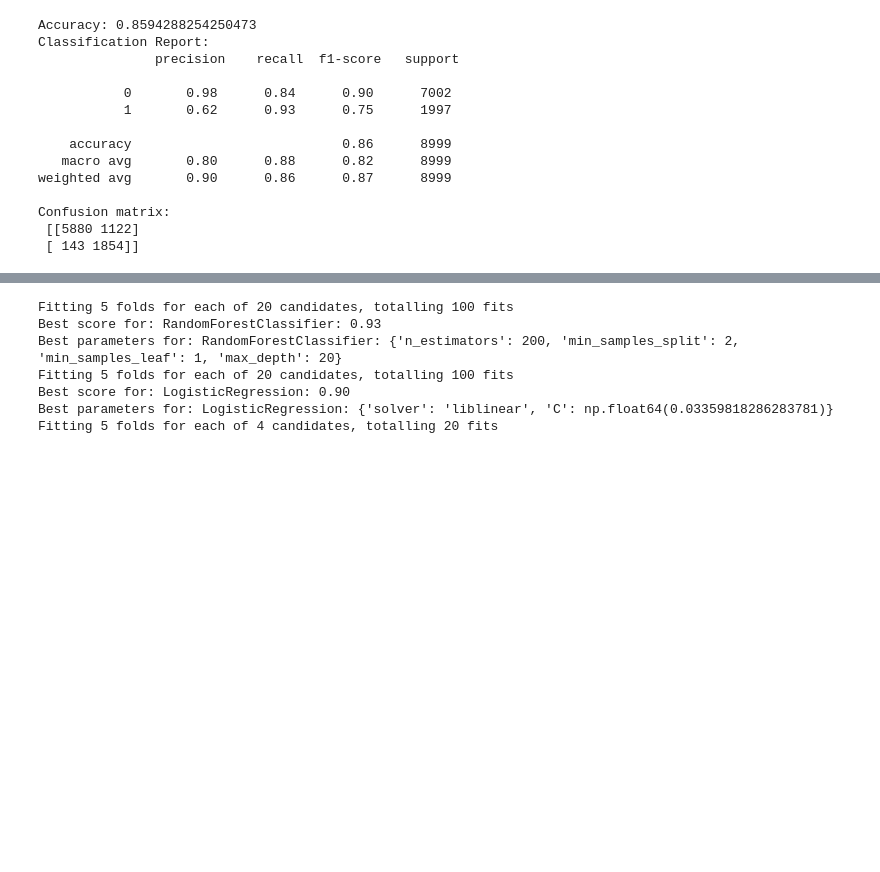
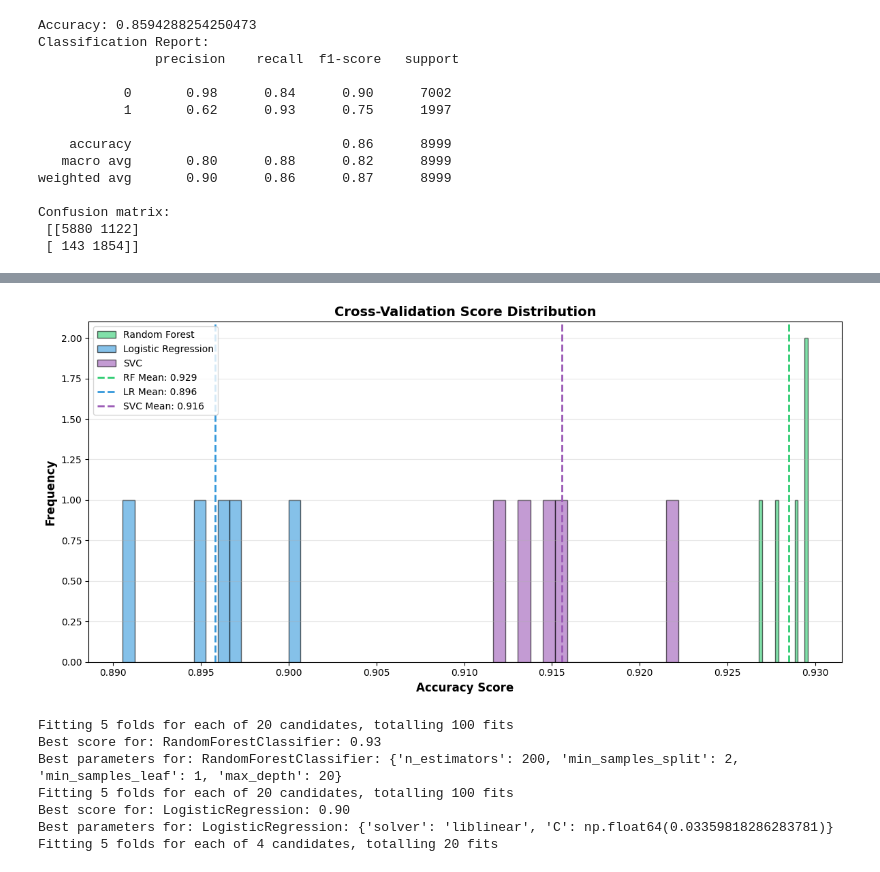
Before and after one commit to Anisah043/loan_approval, a Jupyter notebook: Loan_Approval.ipynb, the cells around one changed output, grey strips where cells are left out. Drawn from its saved outputs; the diff is of its cells as text; code cells hidden in the pictures; blank space fills up the shorter version.

```diff
--- a/Loan_Approval.ipynb
+++ b/Loan_Approval.ipynb
@@ -377 +491,27 @@ Comparison performance:
+# %%
+# Visualize distribution of cross-validation scores
+rf_scores = results_rf['all_scores']
+lr_scores = results_lr['all_scores']
+svc_scores = results_svc['all_scores']
+
+plt.figure(figsize=(12, 6))
+
+plt.hist(rf_scores, bins=15, alpha=0.6, label='Random Forest', color='#2ecc71', edgecolor='black')
+plt.hist(lr_scores, bins=15, alpha=0.6, label='Logistic Regression', color='#3498db', edgecolor='black')
+plt.hist(svc_scores, bins=15, alpha=0.6, label='SVC', color='#9b59b6', edgecolor='black')
+
+plt.axvline(results_rf['average_score'], color='#2ecc71', linestyle='--', linewidth=2, label=f'RF Mean: {results_rf["average_score"]:.3f}')
+plt.axvline(results_lr['average_score'], color='#3498db', linestyle='--', linewidth=2, label=f'LR Mean: {results_lr["average_score"]:.3f}')
+plt.axvline(results_svc['average_score'], color='#9b59b6', linestyle='--', linewidth=2, label=f'SVC Mean: {results_svc["average_score"]:.3f}')
+
+plt.xlabel('Accuracy Score', fontsize=12, fontweight='bold')
+plt.ylabel('Frequency', fontsize=12, fontweight='bold')
+plt.title('Cross-Validation Score Distribution', fontsize=14, fontweight='bold')
+plt.legend(loc='upper left', fontsize=10)
+plt.grid(axis='y', alpha=0.3)
+
+plt.tight_layout()
+plt.show()
+# %% [output]
+[figure, added]
 # %%
```
Also changed, not shown: parts of 32 cells of this notebook, 3 other files.
